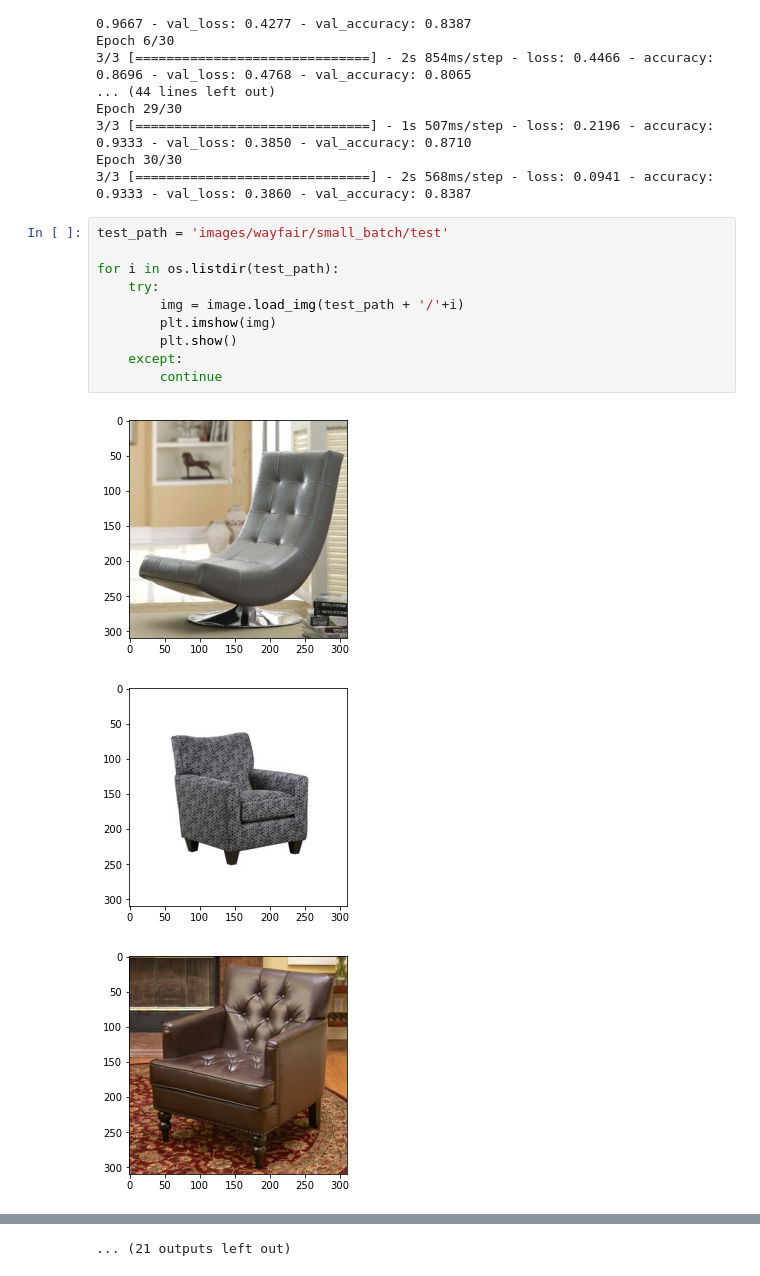
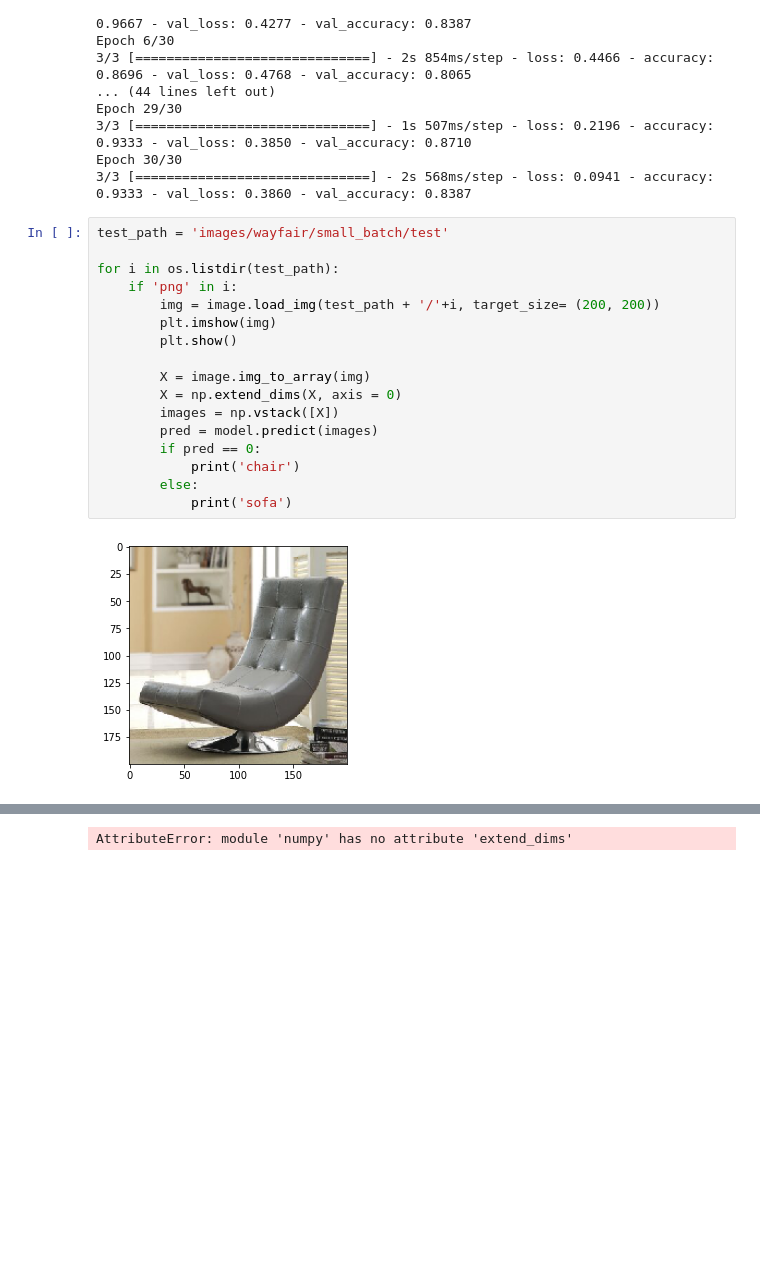
Before and after one commit to baharbiazar/image_search_engine, a Jupyter notebook: data_prep.ipynb, the cells around one changed output, grey strips where cells are left out. Cells and saved outputs as stored; diff of their text form; blank space fills up the shorter version.

Commit message:
model built

```diff
--- a/data_prep.ipynb
+++ b/data_prep.ipynb
@@ -126,14 +126,19 @@ Epoch 30/30
 # %%
 test_path = 'images/wayfair/small_batch/test'
 
 for i in os.listdir(test_path):
-    try:
-        img = image.load_img(test_path + '/'+i)
+    if 'png' in i:
+        img = image.load_img(test_path + '/'+i, target_size= (200, 200))
         plt.imshow(img)
         plt.show()
-    except:
-        continue
+
+        X = image.img_to_array(img)
+        X = np.extend_dims(X, axis = 0)
+        images = np.vstack([X])
+        pred = model.predict(images)
+        if pred == 0:
+            print('chair')
+        else:
+            print('sofa')
 # %% [output]
-[figure, old version]
+[figure, new version]
-[figure, removed]
-[figure, removed]
@@ -149 +145 @@ for i in os.listdir(test_path):
-... (21 outputs left out)
+AttributeError: module 'numpy' has no attribute 'extend_dims'
```
Also changed, not shown: parts of 2 cells of this notebook.
